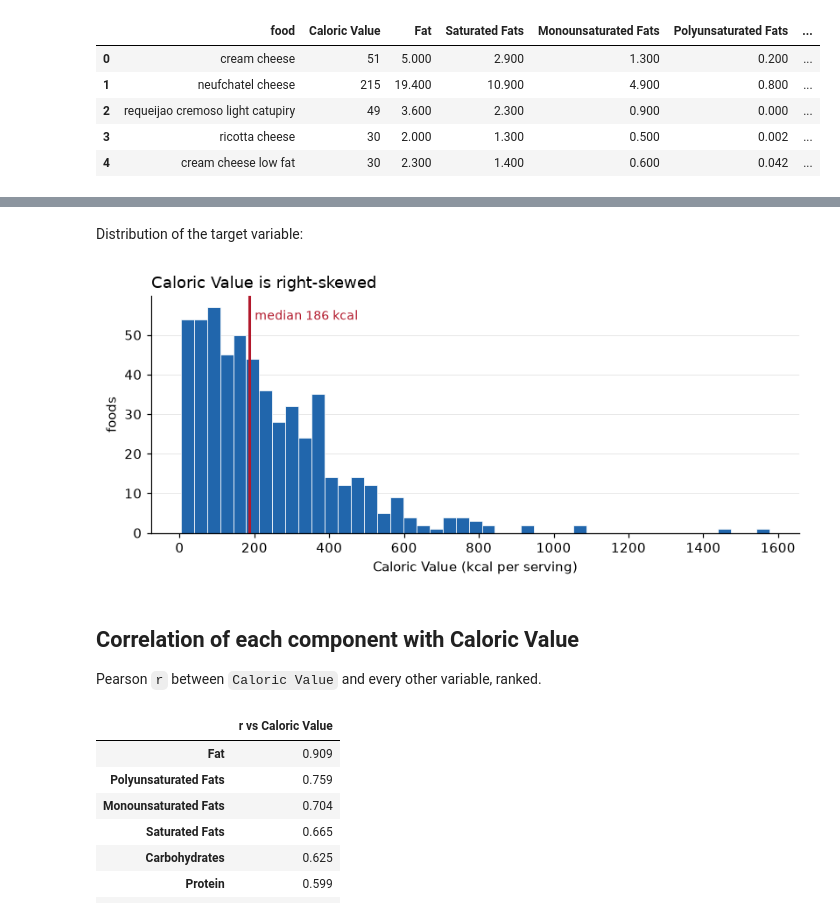
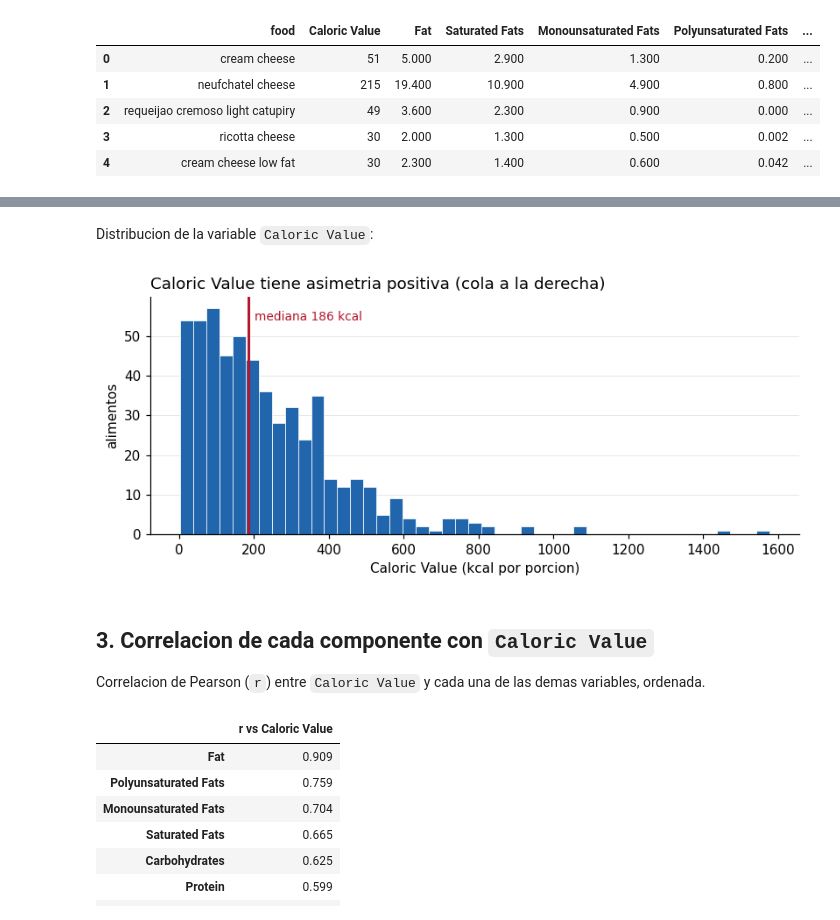
Before and after one commit to SergioAle210/ML-Engineering, a Jupyter notebook: food_analysis.ipynb, the cells around one changed output, grey strips where cells are left out. Drawn from its saved outputs; the diff is of its cells as text; code cells hidden in the pictures.

```diff
--- a/food_analysis.ipynb
+++ b/food_analysis.ipynb
@@ -152,22 +124,22 @@ stats[["count", "mean", "std", "min", "25%", "median", "mode", "75%", "max",
 # %% [markdown]
-Distribution of the target variable:
+Distribucion de la variable `Caloric Value`:
 # %%
 fig, ax = plt.subplots(figsize=(7.5, 3.4))
 ax.hist(df["Caloric Value"], bins=45, color=NEG, edgecolor="white", linewidth=0.5)
 ax.axvline(df["Caloric Value"].median(), color=POS, lw=2)
 ax.text(df["Caloric Value"].median() + 15, ax.get_ylim()[1] * 0.9,
-        f"median {df['Caloric Value'].median():.0f} kcal", color=POS, fontsize=9)
-ax.set_xlabel("Caloric Value (kcal per serving)")
-ax.set_ylabel("foods")
-ax.set_title("Caloric Value is right-skewed", loc="left")
+        f"mediana {df['Caloric Value'].median():.0f} kcal", color=POS, fontsize=9)
+ax.set_xlabel("Caloric Value (kcal por porcion)")
+ax.set_ylabel("alimentos")
+ax.set_title("Caloric Value tiene asimetria positiva (cola a la derecha)", loc="left")
 ax.grid(axis="x", visible=False)
 plt.tight_layout()
 # %% [output]
-[figure, old version]
+[figure, new version]
 # %% [markdown]
-## Correlation of each component with Caloric Value
+## 3. Correlacion de cada componente con `Caloric Value`
 
-Pearson `r` between `Caloric Value` and every other variable, ranked.
+Correlacion de Pearson (`r`) entre `Caloric Value` y cada una de las demas variables, ordenada.
 # %%
 corr_matrix = df[nutrients].corr()
 cal_corr = corr_matrix["Caloric Value"].drop("Caloric Value").sort_values(ascending=False)
```
Also changed, not shown: parts of 21 cells of this notebook.
